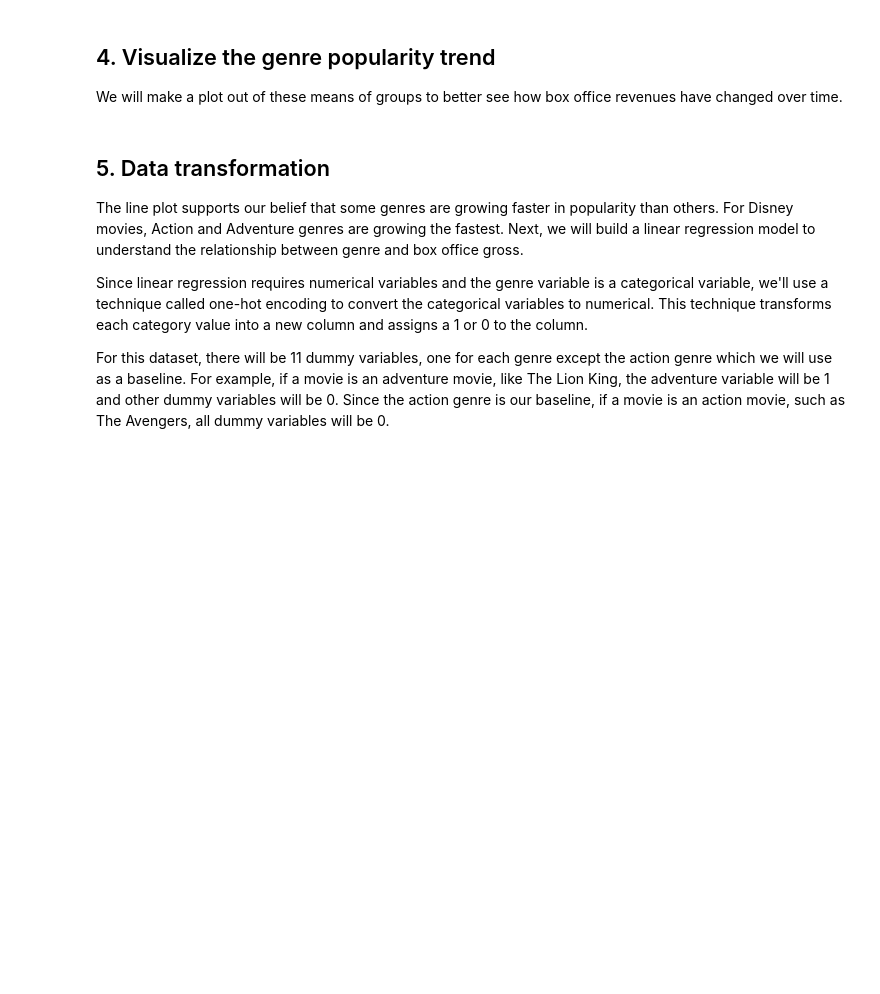
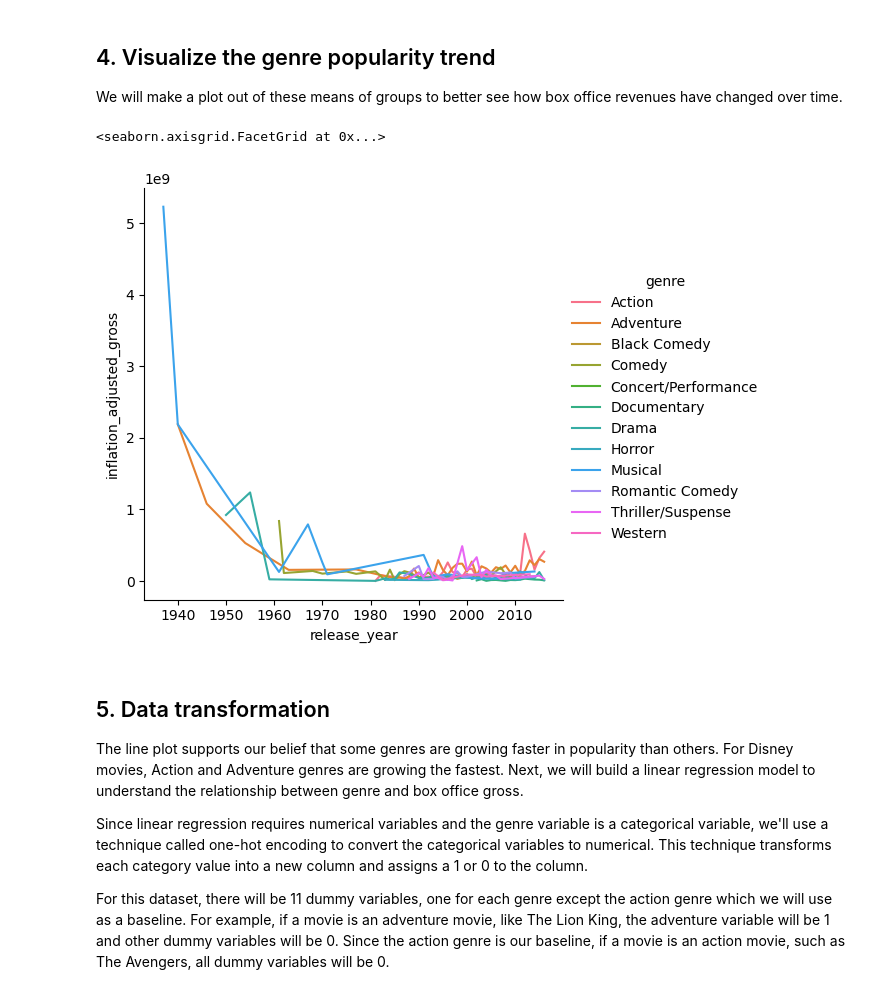
Before and after one commit to JeremyTallant/disney_movies, a Jupyter notebook: box_office.ipynb, the cells around one changed output. Drawn from its saved outputs; the diff is of its cells as text; code cells hidden in the pictures; blank space fills up the shorter version.

Commit message:
imported seaborn and created a lineplot of genre_yearly

```diff
--- a/box_office.ipynb
+++ b/box_office.ipynb
@@ -80,3 +74,12 @@ genre_yearly.head(10)
+# %%
+# Import seaborn library
+import seaborn as sns
+
+# Plot the data
+sns.relplot(x='release_year', y='inflation_adjusted_gross', data=genre_yearly, kind='line', hue='genre')
+# %% [output]
+<seaborn.axisgrid.FacetGrid at 0x...>
+[figure, added]
 # %% [markdown]
 ## 5. Data transformation
 <p>The line plot supports our belief that some genres are growing faster in popularity than others. For Disney movies, Action and Adventure genres are growing the fastest. Next, we will build a linear regression model to understand the relationship between genre and box office gross. </p>
```
Also changed, not shown: parts of 1 cell of this notebook.
